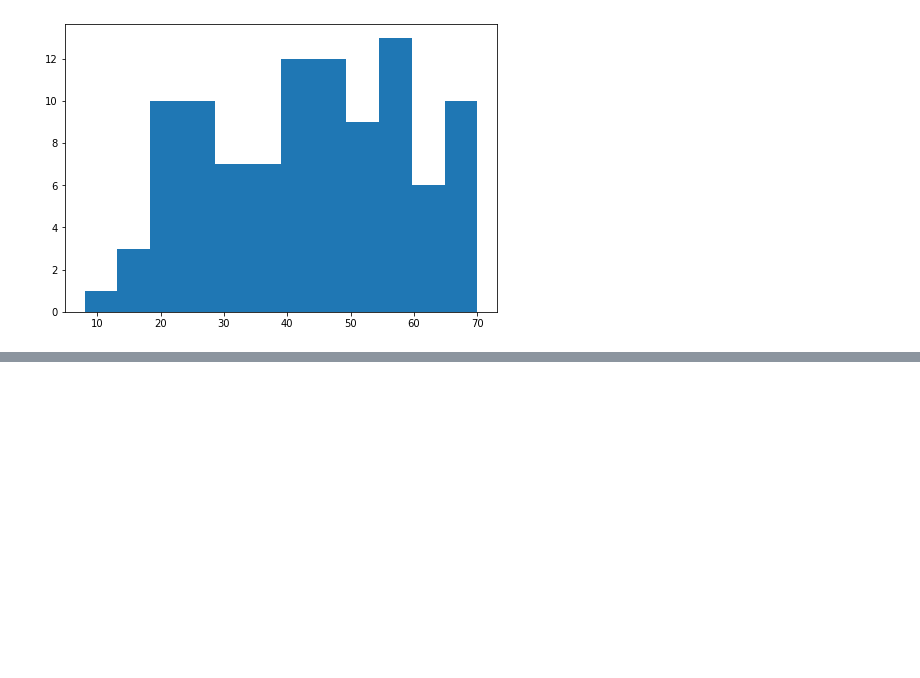
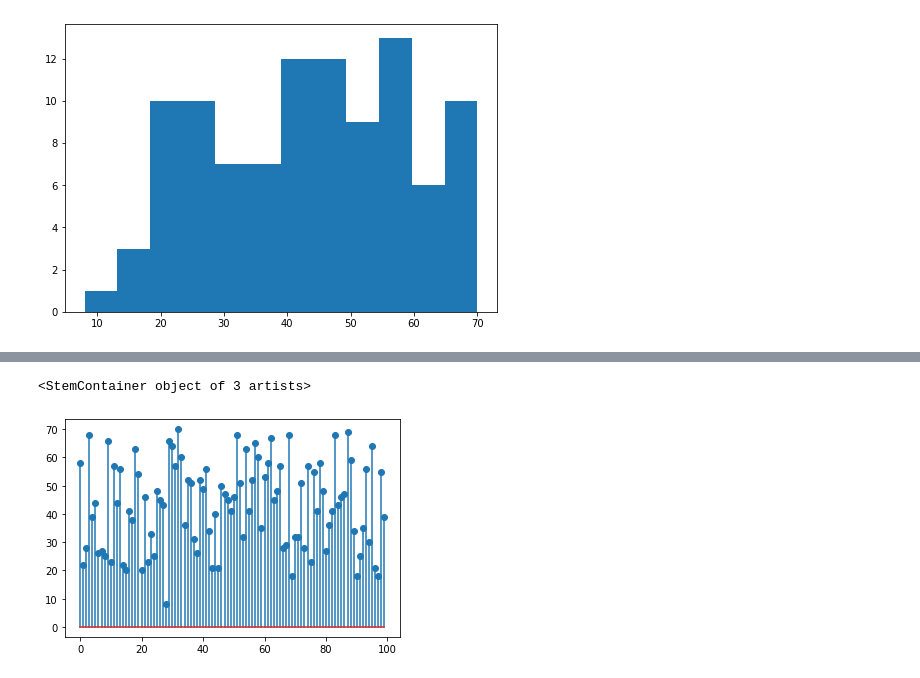
Before and after one commit to prd-dahal/Statistics, a Jupyter notebook: PL02 Brandon Foltz/Descriptive Statistics I.ipynb, the cells around one changed output, grey strips where cells are left out. Drawn from its saved outputs; the diff is of its cells as text; code cells hidden in the pictures; blank space fills up the shorter version.

```diff
--- a/PL02 Brandon Foltz/Descriptive Statistics I.ipynb
+++ b/PL02 Brandon Foltz/Descriptive Statistics I.ipynb
@@ -95,0 +103,5 @@ ax.hist(ages,bins=12)
+# %%
+plt.stem(ages)
+# %% [output]
+<StemContainer object of 3 artists>
+[figure, added]
```
Also changed, not shown: parts of 4 cells of this notebook.
